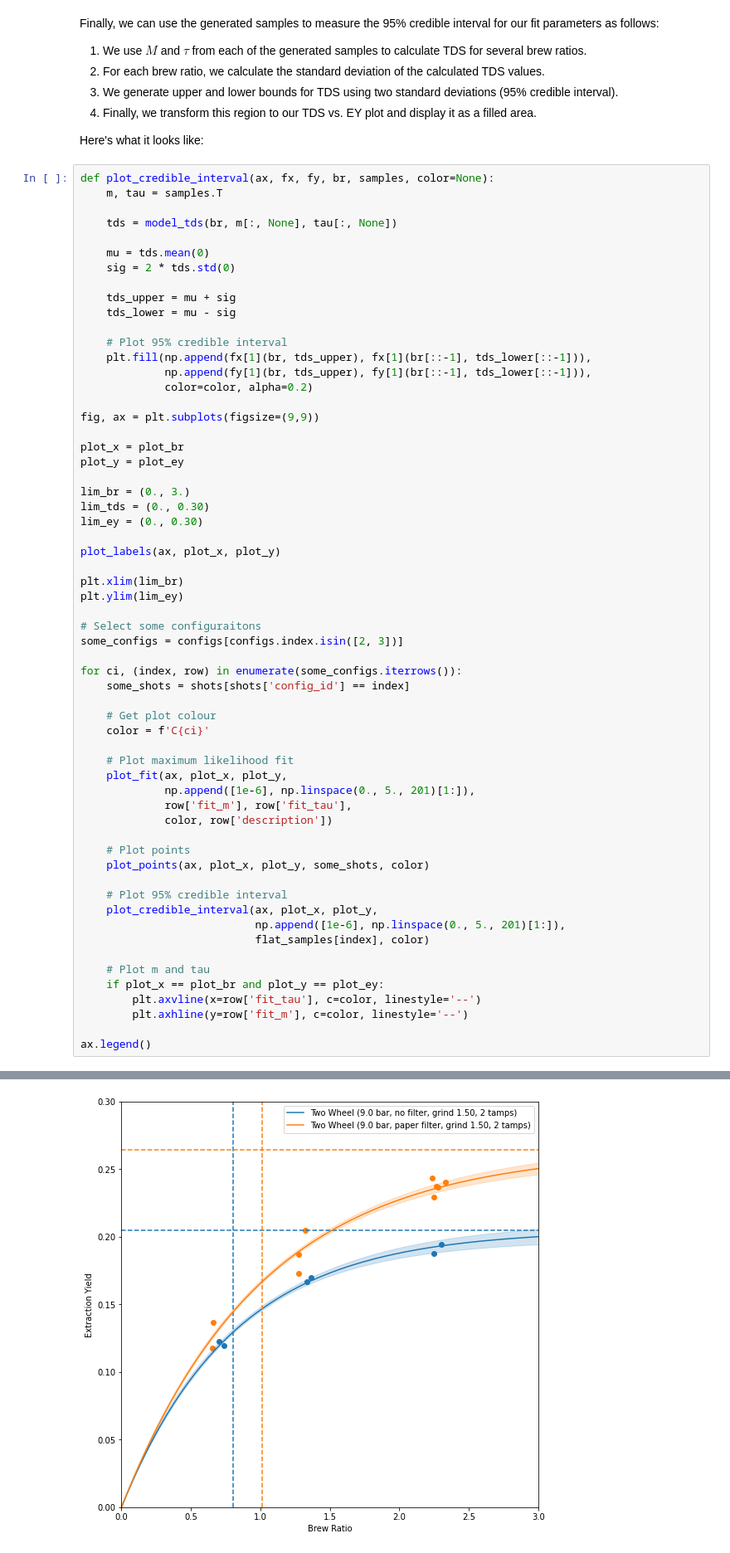
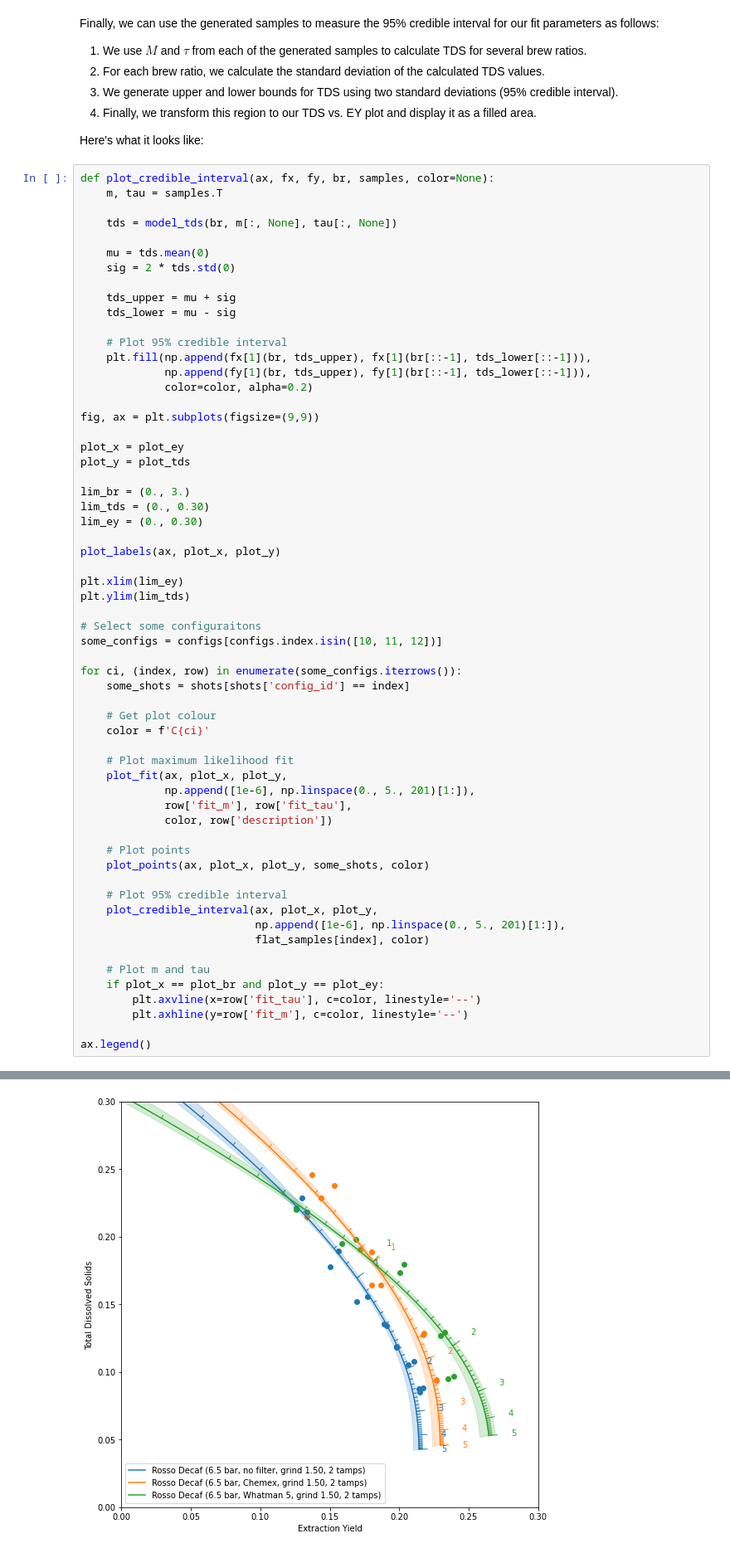
Before and after one commit to quantitativecafe/blog, a Jupyter notebook: ey-vs-ratio/ey-vs-ratio.ipynb, the cells around one changed output, grey strips where cells are left out. Shown at 83% size. Saved outputs shown, nothing was run; the diff lists cells and outputs as text.

```diff
--- a/ey-vs-ratio/ey-vs-ratio.ipynb
+++ b/ey-vs-ratio/ey-vs-ratio.ipynb
@@ -550,8 +562,8 @@ def plot_credible_interval(ax, fx, fy, br, samples, color=None):
 
 fig, ax = plt.subplots(figsize=(9,9))
 
-plot_x = plot_br
-plot_y = plot_ey
+plot_x = plot_ey
+plot_y = plot_tds
 
 lim_br = (0., 3.)
 lim_tds = (0., 0.30)
@@ -559,41 +571,41 @@ lim_ey = (0., 0.30)
 
 plot_labels(ax, plot_x, plot_y)
 
-plt.xlim(lim_br)
-plt.ylim(lim_ey)
+plt.xlim(lim_ey)
+plt.ylim(lim_tds)
 
 # Select some configuraitons
-some_configs = configs[configs.index.isin([2, 3])]
+some_configs = configs[configs.index.isin([10, 11, 12])]
 
 for ci, (index, row) in enumerate(some_configs.iterrows()):
     some_shots = shots[shots['config_id'] == index]
 
     # Get plot colour
     color = f'C{ci}'
 
     # Plot maximum likelihood fit
     plot_fit(ax, plot_x, plot_y,
              np.append([1e-6], np.linspace(0., 5., 201)[1:]),
              row['fit_m'], row['fit_tau'],
              color, row['description'])
 
     # Plot points
     plot_points(ax, plot_x, plot_y, some_shots, color)
 
     # Plot 95% credible interval
     plot_credible_interval(ax, plot_x, plot_y,
                            np.append([1e-6], np.linspace(0., 5., 201)[1:]),
                            flat_samples[index], color)
 
     # Plot m and tau
     if plot_x == plot_br and plot_y == plot_ey:
         plt.axvline(x=row['fit_tau'], c=color, linestyle='--')
         plt.axhline(y=row['fit_m'], c=color, linestyle='--')
 
 ax.legend()
 # %% [output]
 <matplotlib.legend.Legend at 0x...>
-[figure, old version]
+[figure, new version]
 # %% [markdown]
 # Process error
 
```
Also changed, not shown: parts of 10 cells of this notebook, 13 other files.
